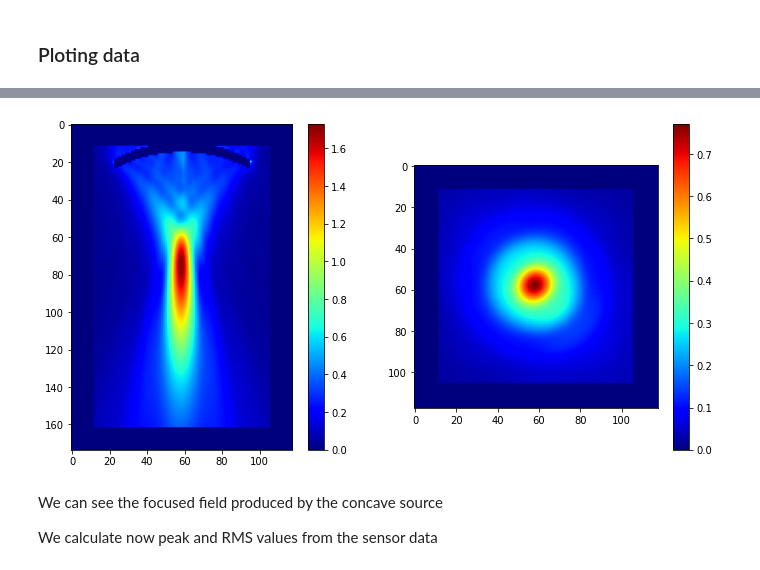
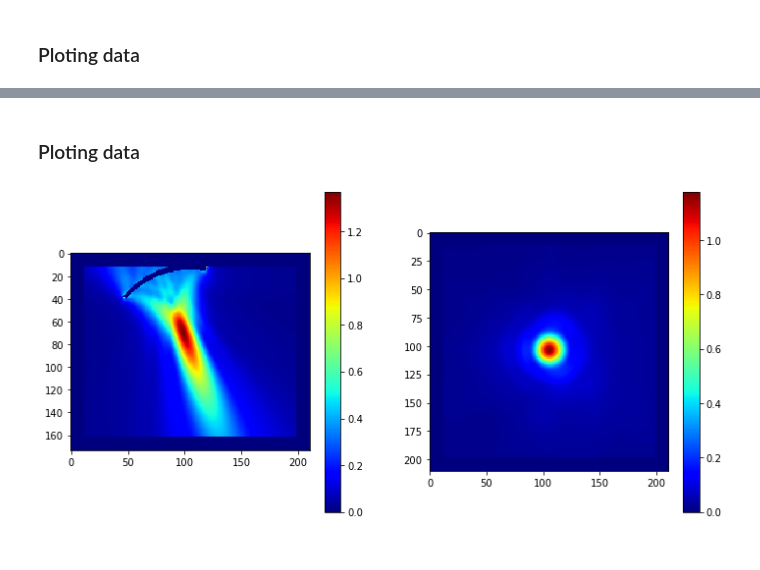
Before and after one commit to ProteusMRIgHIFU/BabelViscoFDTD, a Jupyter notebook: Example Notebooks/3 - Focusing Sources.ipynb, the cells around one changed output, grey strips where cells are left out. Saved outputs shown, nothing was run; the diff lists cells and outputs as text; code cells hidden in the pictures.

```diff
--- a/Example Notebooks/3 - Focusing Sources.ipynb
+++ b/Example Notebooks/3 - Focusing Sources.ipynb
@@ -158,0 +212,11 @@ Time to run low level FDTDStaggered_3D = 13.672114849090576
+# %%
+SourceMap,Ox,Oy,Oz=MakeFocusingSource(N1,N2,N3,SpatialStep,TxRadius,TxDiameter,-20) # here the -20
+#SourceMap=np.roll(SourceMap,-10,axis=0)
+print(SourceMap.shape,Ox.shape,Oy.shape,Oz.shape,MaterialMap.shape)
+
+XDim=(np.arange(N1)*SpatialStep-(PMLThickness+1)*SpatialStep)*100 #cm
+XDim-=XDim.mean()
+ZDim=(np.arange(N3)*SpatialStep-(PMLThickness+1)*SpatialStep)*100 #cm
+plt.figure(figsize=(6,5))
+plt.imshow(SourceMap[:,int(N2/2),:].T,cmap=plt.cm.gray,extent=[XDim.min(),XDim.max(),ZDim.max(),ZDim.min()]);
+Ox[SourceMap>0][0:10]
@@ -158,0 +228,8 @@ Time to run low level FDTDStaggered_3D = 13.672114849090576
+# %%
+SensorMap=np.zeros((N1,N2,N3),np.uint32)
+
+SensorMap[PMLThickness:-PMLThickness,int(N2/2),PMLThickness:-PMLThickness]=1
+
+plt.figure()
+plt.imshow(SensorMap[:,int(N2/2),:].T,cmap=plt.cm.gray)
+plt.title('Sensor map location');
@@ -158,0 +238,19 @@ Time to run low level FDTDStaggered_3D = 13.672114849090576
+# %%
+Sensor,LastMap,RMSValue,InputParam=PModel.StaggeredFDTD_3D_with_relaxation(
+                                                         MaterialMap,
+                                                         MaterialList,
+                                                         Frequency,
+                                                         SourceMap,
+                                                         PulseSource,
+                                                         Ox,
+                                                         Oy,
+                                                         Oz,
+                                                         SpatialStep,
+                                                         TimeSimulation,
+                                                         SensorMap,
+                                                         NDelta=PMLThickness,
+                                                         ReflectionLimit=ReflectionLimit,
+                                                         COMPUTING_BACKEND=1,
+                                                         USE_SINGLE=True,
+                                                         DefaultGPUDeviceName='SUPER',
+                                                         TypeSource=1)
@@ -159,17 +275,17 @@ Time to run low level FDTDStaggered_3D = 13.672114849090576
+# %% [markdown]
+### Ploting data
 # %%
 #RMSValue[:,:,LocZ-2:LocZ+2]=0 # we hide the values too close to the source
+for n in range(-2,3):
+    RMSValue[np.roll(SourceMap>0,n,axis=0)]=0. #we turn off the values close the source
 for n in range(-2,3):
     RMSValue[np.roll(SourceMap>0,n,axis=2)]=0. #we turn off the values close the source
 plt.figure(figsize=(12,6))
 plt.subplot(1,2,1)
 plt.imshow(RMSValue[:,int(N2/2),:].T,cmap=plt.cm.jet)
 plt.colorbar()
 plt.subplot(1,2,2)
-plt.imshow(RMSValue[:,:,125].T,cmap=plt.cm.jet)
+plt.imshow(RMSValue[:,:,int(N3/2)].T,cmap=plt.cm.jet)
 plt.colorbar();
 # %% [output]
-[figure, old version]
+[figure, new version]
-# %% [markdown]
-We can see the focused field produced by the concave source
-
-We calculate now peak and RMS values from the sensor data
```
Also changed, not shown: parts of 20 cells of this notebook, 4 other files.
